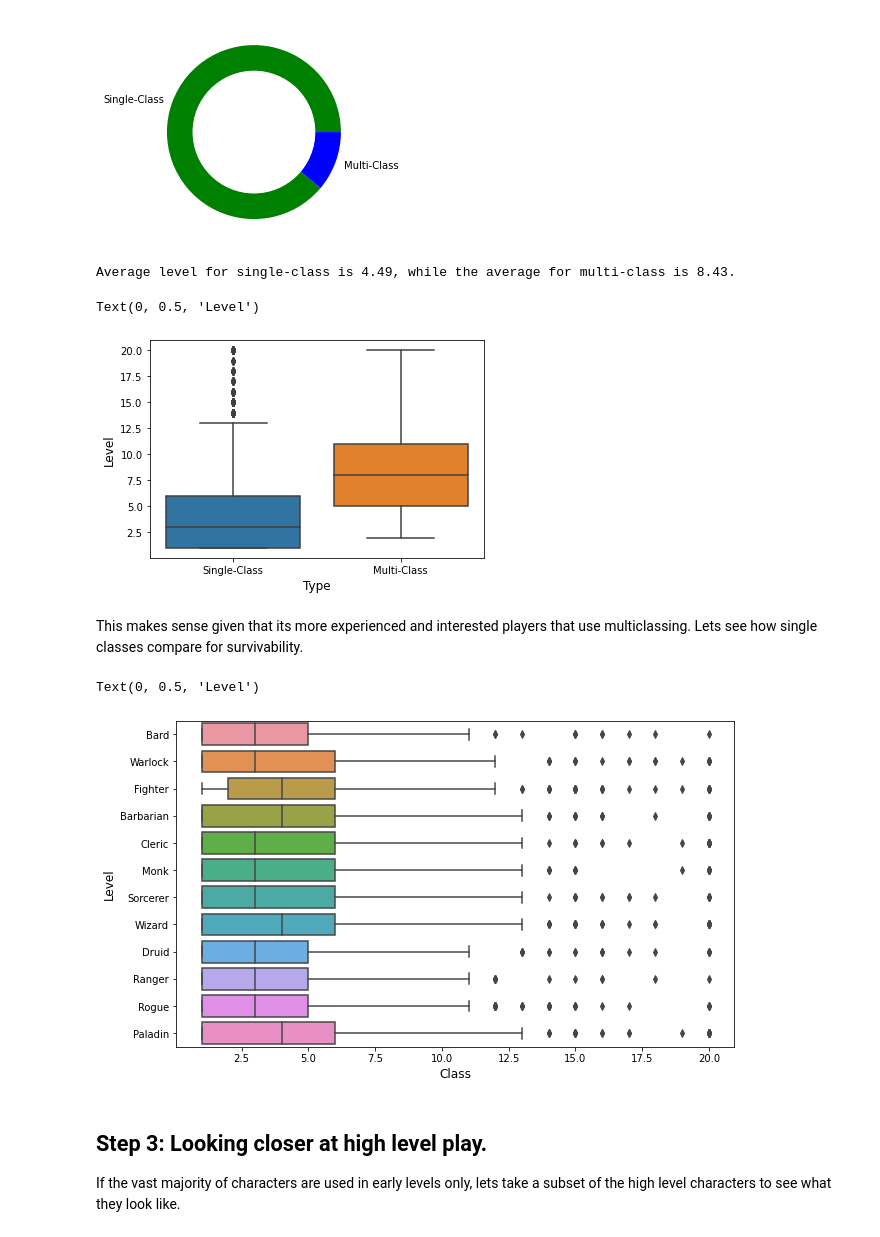
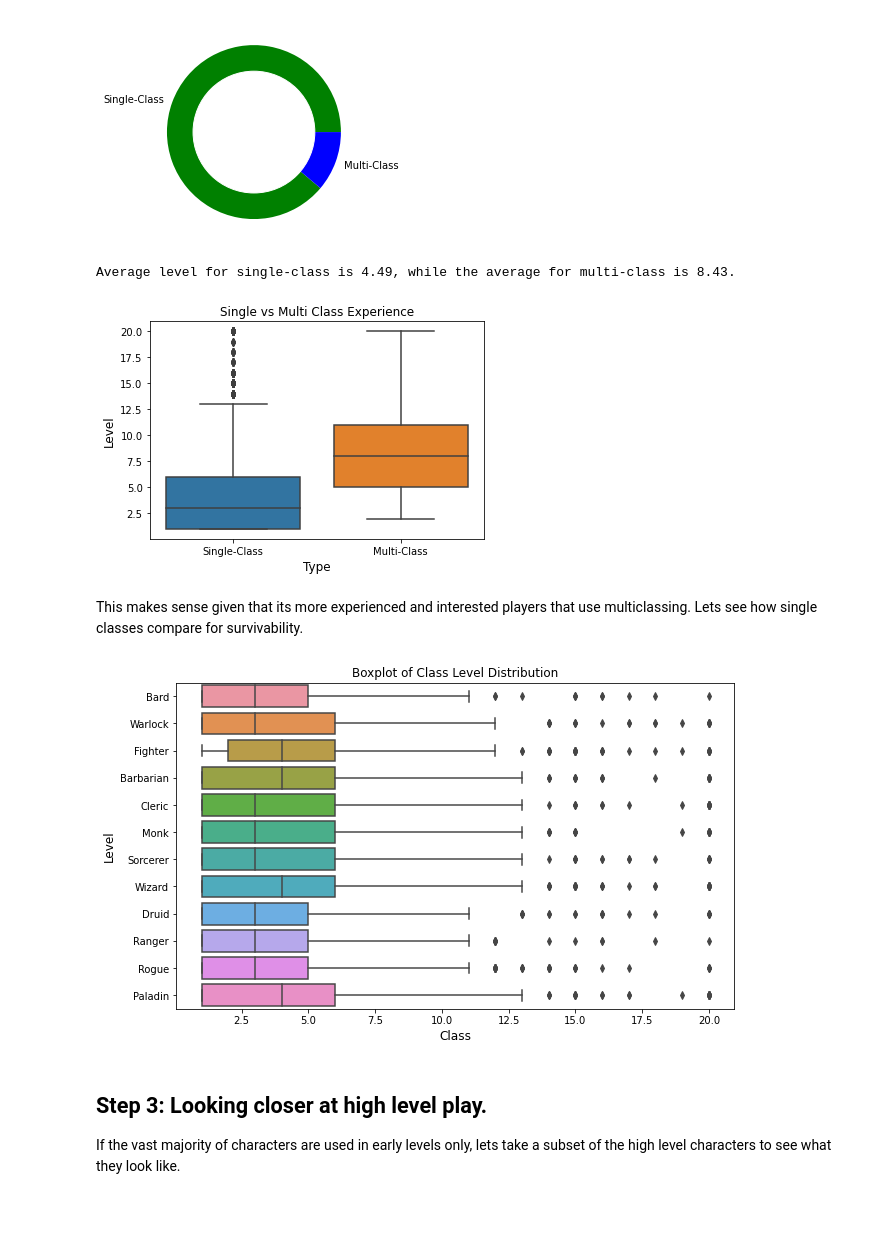
Before and after one commit to kb3uyi/GA-DnD-analysis, a Jupyter notebook: dnd_analysis.ipynb, the cells around one changed output. Cells and saved outputs as stored; diff of their text form; code cells hidden in the pictures; blank space fills up the shorter version.

Commit message:
improved visualizations using Colaboratory

```diff
--- a/dnd_analysis.ipynb
+++ b/dnd_analysis.ipynb
@@ -261,18 +260,18 @@ plt.show()
 # %%
 # Average Level by class type
 mean_level = class_type.groupby('justClass')['level'].mean().reset_index()
 
 single_m = round(float(mean_level[mean_level["justClass"] == 'Single-Class']['level']),2)
 multi_m = round(float(mean_level[mean_level["justClass"] == 'Multi-Class']['level']),2)
 print(f"Average level for single-class is {single_m}, while the average for multi-class is {multi_m}.")
 
 sns.boxplot( x=class_type["justClass"], y=class_type["level"])
 plt.xlabel("Type", size=12)
 plt.ylabel("Level", size=12)
+text = plt.title("Single vs Multi Class Experience")
 # %% [output]
 Average level for single-class is 4.49, while the average for multi-class is 8.43.
-Text(0, 0.5, 'Level')
-[figure, old version]
+[figure, new version]
 # %% [markdown]
 This makes sense given that its more experienced and interested players that use multiclassing. Lets see how single classes compare for survivability.
 # %%
@@ -291,9 +290,9 @@ f, ax = plt.subplots(figsize=(10, 6))
 sns.boxplot( y=top_classes_subset["justClass"], x=class_type["level"])
 plt.xlabel("Class", size=12)
 plt.ylabel("Level", size=12)
+text = plt.title("Boxplot of Class Level Distribution")
 # %% [output]
-Text(0, 0.5, 'Level')
-[figure, old version]
+[figure, new version]
 # %% [markdown]
 ## Step 3: Looking closer at high level play.
 If the vast majority of characters are used in early levels only, lets take a subset of the high level characters to see what they look like.
```
Also changed, not shown: parts of 5 cells of this notebook.
